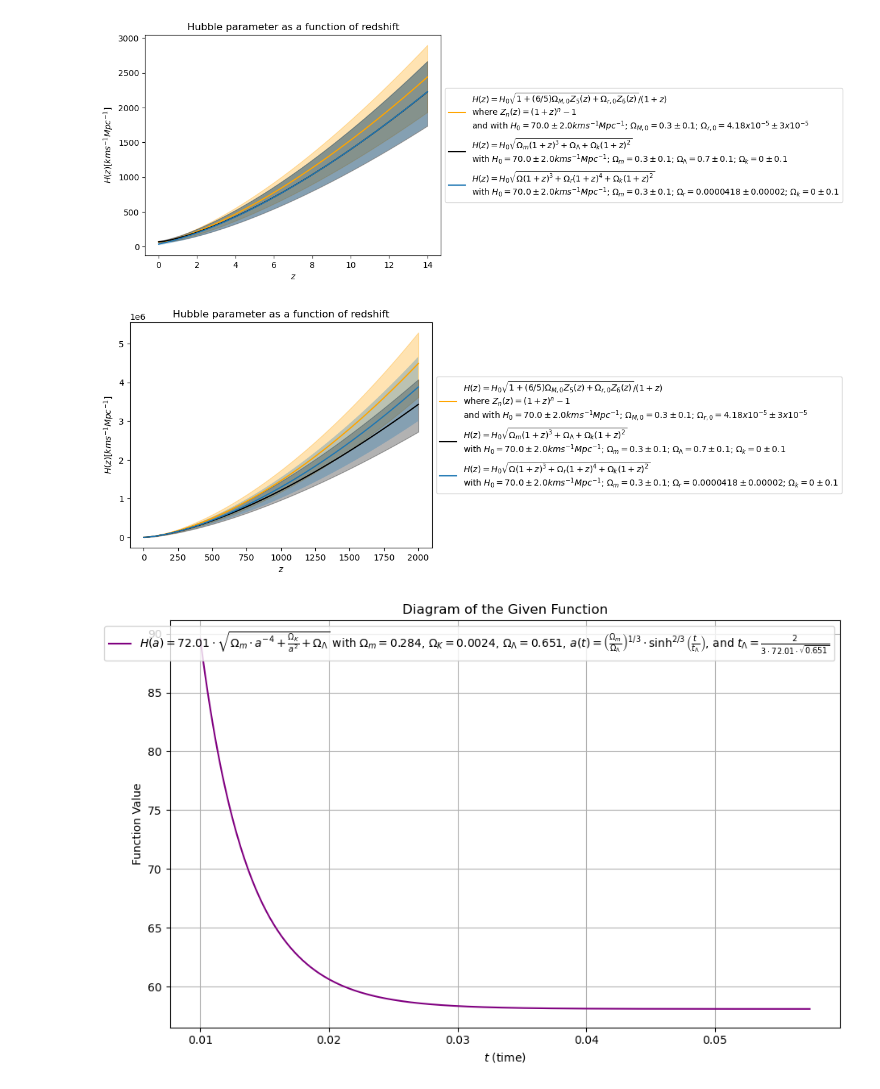
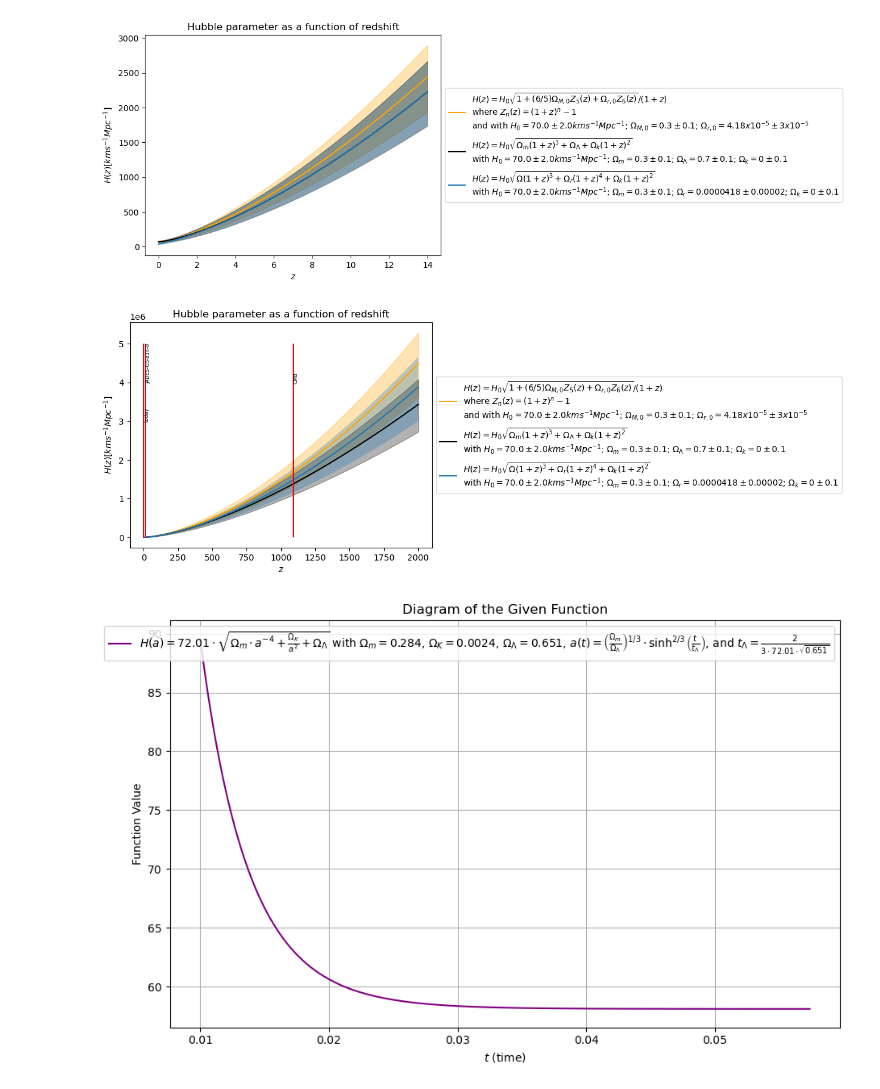
Before and after one commit to CAPIBARA3/cosmology, a Jupyter notebook: sne_cosmo/HubbleParameter.ipynb, the cells around one changed output. Saved outputs shown, nothing was run; the diff lists cells and outputs as text; code cells hidden in the pictures.

```diff
--- a/sne_cosmo/HubbleParameter.ipynb
+++ b/sne_cosmo/HubbleParameter.ipynb
@@ -92,40 +92,40 @@ z = np.linspace(0, 2000, 1000) # actually this is linspace(0, 2000, 5000)
 JHz = H0 * np.sqrt(1 + (6/5) * Om0 * Zn(5, z)+ Or0 * Zn(6, z)) / (1 + z)
 JHz_upper = (H0 + sigma_H0) * np.sqrt(1 + (6/5) * (Om0 + sigma_Om0) * Zn(5, z) + (Or0 + sigma_Or0) * Zn(6, z)) / (1 + z)
 JHz_lower = (H0 - sigma_H0) * np.sqrt(1 + (6/5) * (Om0 - sigma_Om0) * Zn(5, z) + (Or0 - sigma_Or0) * Zn(6, z)) / (1 + z)
 
 LHz = H0 * np.sqrt(Om * (1 + z)**3 + OLam + Ok*(1 + z)**2)
 LHz_upper = (H0 + sigma_H0) * np.sqrt((Om + sigma_Om) * (1 + z)**3 + (OLam + sigma_OLam) + (Ok + sigma_Ok) * (1 + z)**2)
 LHz_lower = (H0 - sigma_H0) * np.sqrt((Om - sigma_Om) * (1 + z)**3 + (OLam - sigma_OLam) + (Ok - sigma_Ok) * (1 + z)**2)
 
 CDMHz = H0 *  np.sqrt(Om * (1 + z)**3 + Or * (1 + z)**4 + Ok * (1 + z)**2)
 CDMHz_lower = (H0-sigma_H0) *  np.sqrt((Om-sigma_Om) * (1 + z)**3 + (Or-sigma_Or) * (1 + z)**4 + (Ok-sigma_Ok) * (1 + z)**2)
 CDMHz_upper = (H0+sigma_H0) *  np.sqrt((Om+sigma_Om) * (1 + z)**3 + (Or+sigma_Or) * (1 + z)**4 + (Ok+sigma_Ok) * (1 + z)**2)
 
 
 plt.figure()
 plt.plot(z, JHz, color='orange', label='$H(z) = H_0\sqrt{1+(6/5)\Omega_{M,0}Z_5(z)+\Omega_{r,0}Z_6(z)} / (1 + z)$\nwhere $Z_n(z) = (1 + z)^n - 1$\nand with $H_0 = 70.0\pm2.0 km s^{-1} Mpc^{-1}$; $\Omega_{M,0} = 0.3\pm0.1$; $\Omega_{r,0} = 4.18x10^{-5}\pm3x10^{-5}$')
 plt.fill_between(z, JHz_lower, JHz_upper, color='orange', alpha=0.3)
 plt.plot(z, LHz, color='black', label='$H(z) = H_0\sqrt{\Omega_m(1 + z)^3 + \Omega_\Lambda + \Omega_k(1 + z)^2}$\nwith $H_0 = 70.0\pm2.0 km s^{-1} Mpc^{-1}$; $\Omega_m = 0.3\pm0.1$; $\Omega_\Lambda = 0.7\pm0.1$; $\Omega_k = 0\pm0.1$')
 plt.fill_between(z, LHz_lower, LHz_upper, color='black', alpha=0.3)
 plt.plot(z, CDMHz, label='$H(z) = H_0\sqrt{\Omega(1 + z)^3 + \Omega_r(1 + z)^4 + \Omega_k(1 + z)^2}$\nwith $H_0 = 70.0\pm2.0 km s^{-1} Mpc^{-1}$; $\Omega_m = 0.3\pm0.1$; $\Omega_r = 0.0000418\pm0.00002$; $\Omega_k = 0\pm0.1$')
 plt.fill_between(z, CDMHz_lower, CDMHz_upper, alpha=0.3)
 
-# plt.vlines(0, 0, 5000000, color='red')
-# plt.text(0, 3000000, 'today', fontsize=6, rotation=90)
-# plt.vlines(14, 0, 5000000, color='red')
-# plt.text(14, 4000000, 'JADES-GS-z14-0', fontsize=6, rotation=90)
-# plt.vlines(1089, 0, 5000000, color='red')
-# plt.text(1089, 4000000, 'CMB', fontsize=6, rotation=90)
+plt.vlines(0, 0, 5000000, color='red')
+plt.text(0, 3000000, 'today', fontsize=6, rotation=90)
+plt.vlines(14, 0, 5000000, color='red')
+plt.text(14, 4000000, 'JADES-GS-z14-0', fontsize=6, rotation=90)
+plt.vlines(1089, 0, 5000000, color='red')
+plt.text(1089, 4000000, 'CMB', fontsize=6, rotation=90)
 
 plt.xlabel('$z$')
 plt.ylabel('$H(z) [km s^{-1} Mpc^{-1}]$')
 plt.title('Hubble parameter as a function of redshift')
 plt.legend(loc='center left', bbox_to_anchor=(1, 0.5))
 
 plt.tight_layout()
 plt.show()
 # %% [output]
-[figure, old version]
+[figure, new version]
 # %%
 import numpy as np
 import matplotlib.pyplot as plt
```
Also changed, not shown: 3 other files.
